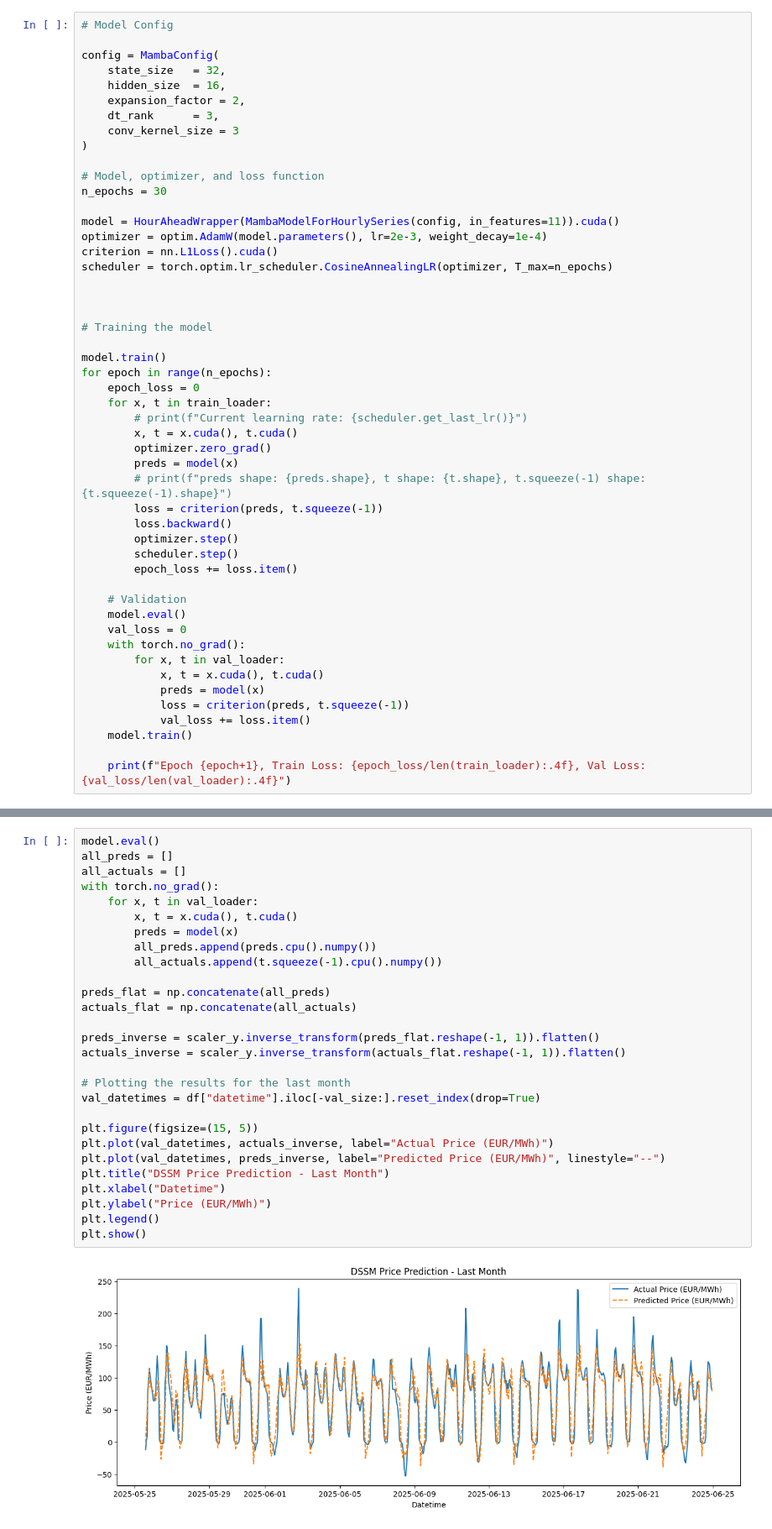
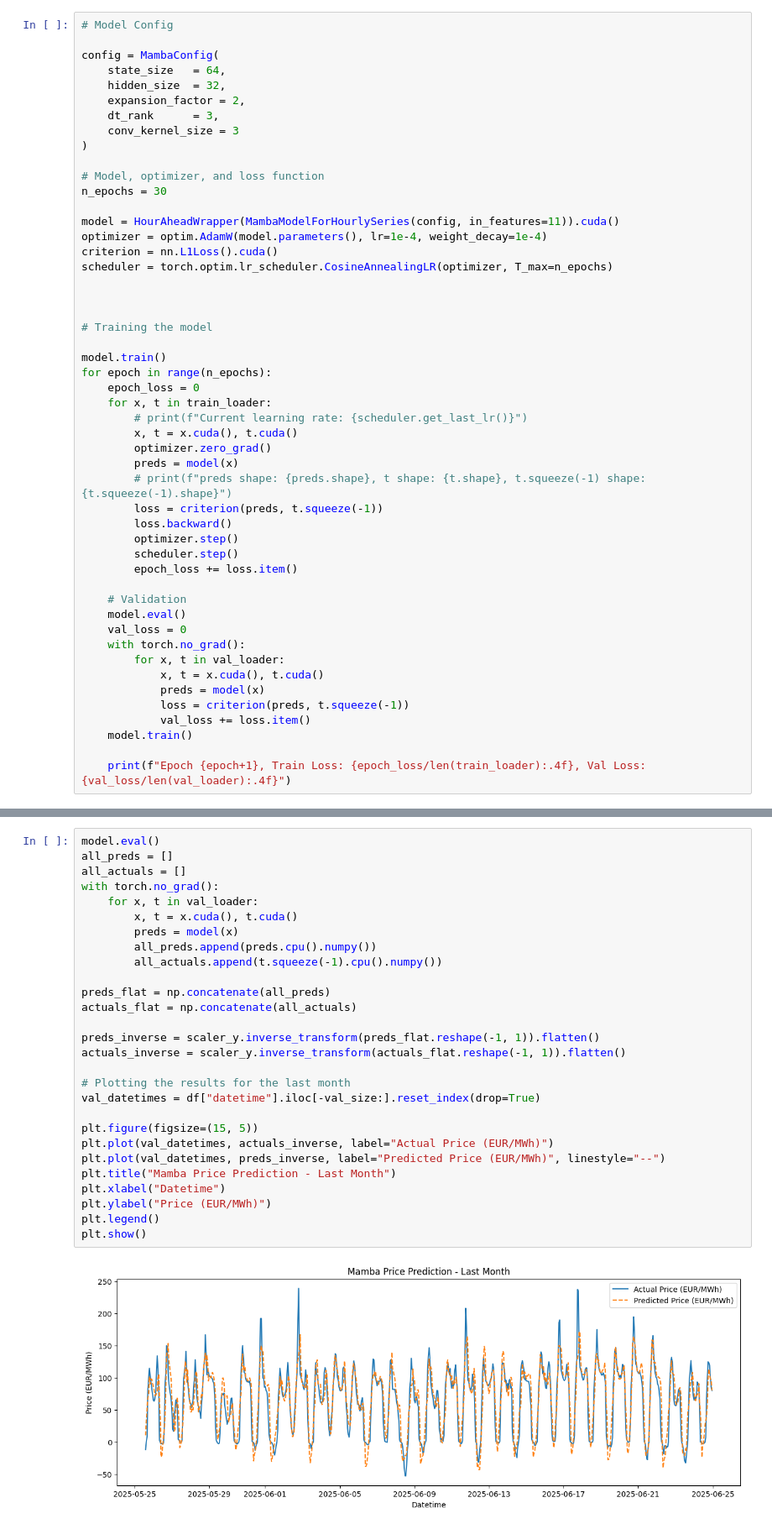
Before and after one commit to Nerboi/aml2025-group-15, a Jupyter notebook: notebooks/07_mamba_test.ipynb, the cells around one changed output, grey strips where cells are left out. Shown at 84% size. Cells and saved outputs as stored; diff of their text form.

Commit message:
updated mamba

```diff
--- a/notebooks/07_mamba_test.ipynb
+++ b/notebooks/07_mamba_test.ipynb
@@ -114,8 +114,8 @@ val_loader = DataLoader(val_dataset, batch_size=32, shuffle=False)
 # Model Config
 
 config = MambaConfig(
-    state_size   = 32,
-    hidden_size  = 16,
+    state_size   = 64,
+    hidden_size  = 32,
     expansion_factor = 2,
     dt_rank      = 3,
     conv_kernel_size = 3
@@ -125,7 +125,7 @@ config = MambaConfig(
 n_epochs = 30
 
 model = HourAheadWrapper(MambaModelForHourlySeries(config, in_features=11)).cuda()
-optimizer = optim.AdamW(model.parameters(), lr=2e-3, weight_decay=1e-4)
+optimizer = optim.AdamW(model.parameters(), lr=1e-4, weight_decay=1e-4)
 criterion = nn.L1Loss().cuda()
 scheduler = torch.optim.lr_scheduler.CosineAnnealingLR(optimizer, T_max=n_epochs)
 
@@ -181,33 +165,33 @@ Epoch 30, Train Loss: 0.1695, Val Loss: 0.1540
 # %%
 model.eval()
 all_preds = []
 all_actuals = []
 with torch.no_grad():
     for x, t in val_loader:
         x, t = x.cuda(), t.cuda()
         preds = model(x)
         all_preds.append(preds.cpu().numpy())
         all_actuals.append(t.squeeze(-1).cpu().numpy())
 
 preds_flat = np.concatenate(all_preds)
 actuals_flat = np.concatenate(all_actuals)
 
 preds_inverse = scaler_y.inverse_transform(preds_flat.reshape(-1, 1)).flatten()
 actuals_inverse = scaler_y.inverse_transform(actuals_flat.reshape(-1, 1)).flatten()
 
 # Plotting the results for the last month
 val_datetimes = df["datetime"].iloc[-val_size:].reset_index(drop=True)
 
 plt.figure(figsize=(15, 5))
 plt.plot(val_datetimes, actuals_inverse, label="Actual Price (EUR/MWh)")
 plt.plot(val_datetimes, preds_inverse, label="Predicted Price (EUR/MWh)", linestyle="--")
-plt.title("DSSM Price Prediction - Last Month")
+plt.title("Mamba Price Prediction - Last Month")
 plt.xlabel("Datetime")
 plt.ylabel("Price (EUR/MWh)")
 plt.legend()
 plt.show()
 # %% [output]
-[figure, old version]
+[figure, new version]
 # %%
 block_size = 6
 total_blocks = 28
```
Also changed, not shown: parts of 4 cells of this notebook.
